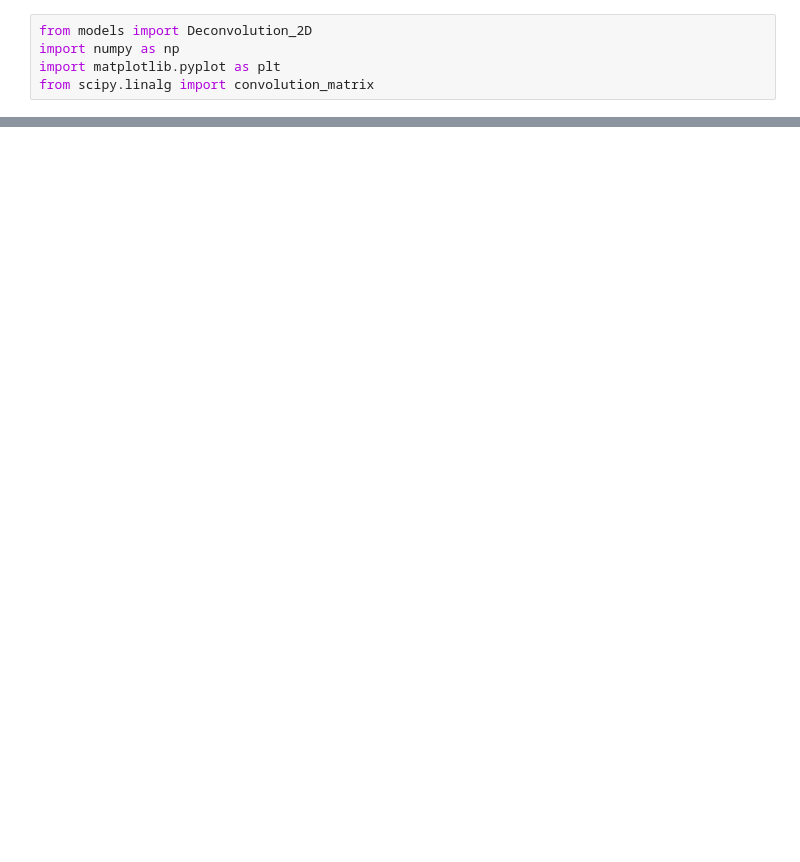
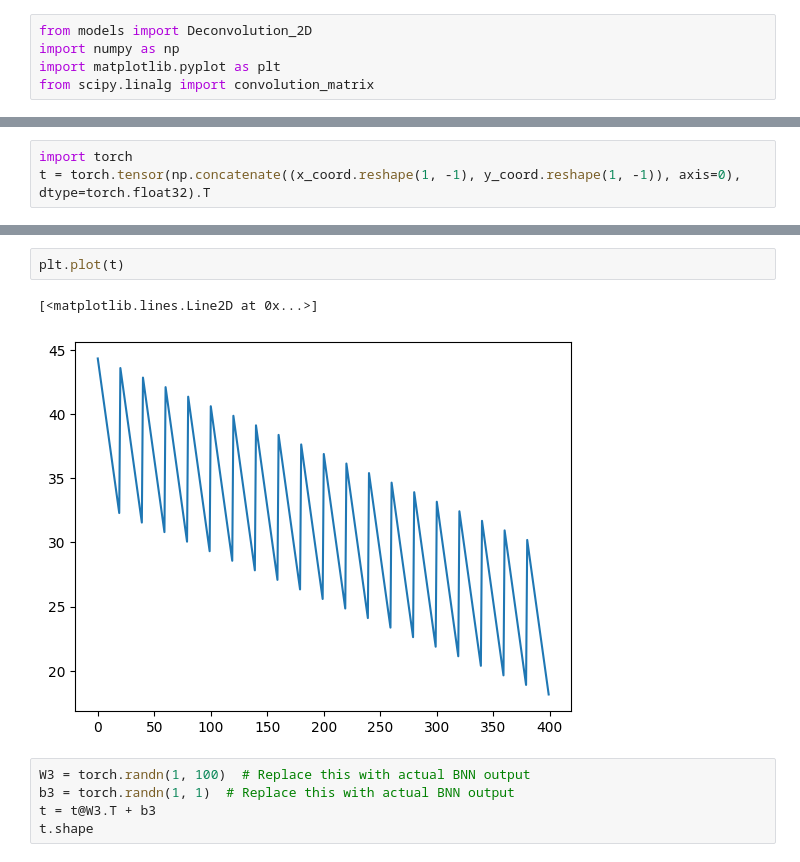
Before and after one commit to akseliekseli/Bayesian-Neural-Networks-with-Stochastic-Variational-Inference-in-Inverse-Problems, a Jupyter notebook: codes/test.ipynb, the cells around one changed output, grey strips where cells are left out. Cells and saved outputs as stored; diff of their text form; blank space fills up the shorter version.

```diff
--- a/codes/test.ipynb
+++ b/codes/test.ipynb
@@ -44,0 +42,3 @@ print(np.arange(200*200))
+# %%
+import torch
+t = torch.tensor(np.concatenate((x_coord.reshape(1, -1), y_coord.reshape(1, -1)), axis=0), dtype=torch.float32).T
@@ -44,0 +70,10 @@ print(np.arange(200*200))
+# %%
+plt.plot(t)
+# %% [output]
+[<matplotlib.lines.Line2D at 0x...>]
+[figure, added]
+# %%
+W3 = torch.randn(1, 100)  # Replace this with actual BNN output
+b3 = torch.randn(1, 1)  # Replace this with actual BNN output
+t = t@W3.T + b3
+t.shape
```
Also changed, not shown: parts of 9 cells of this notebook, 30 other files.
